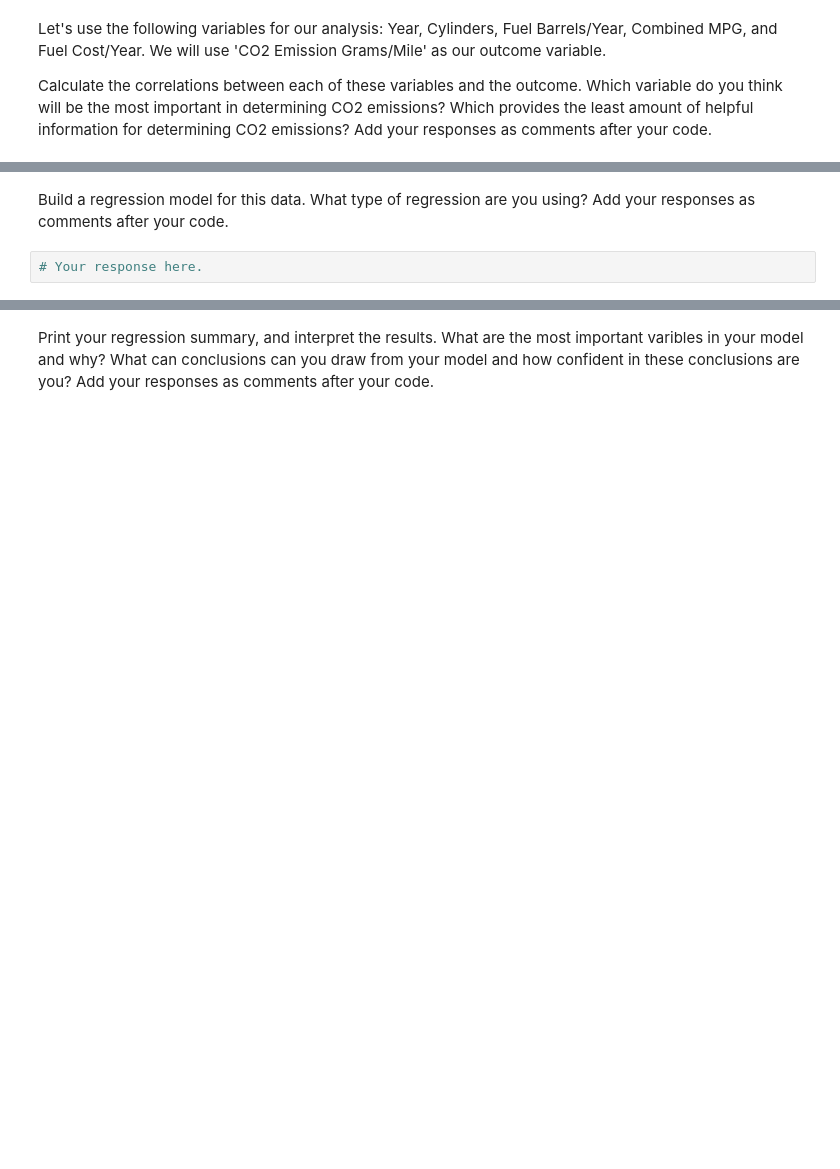
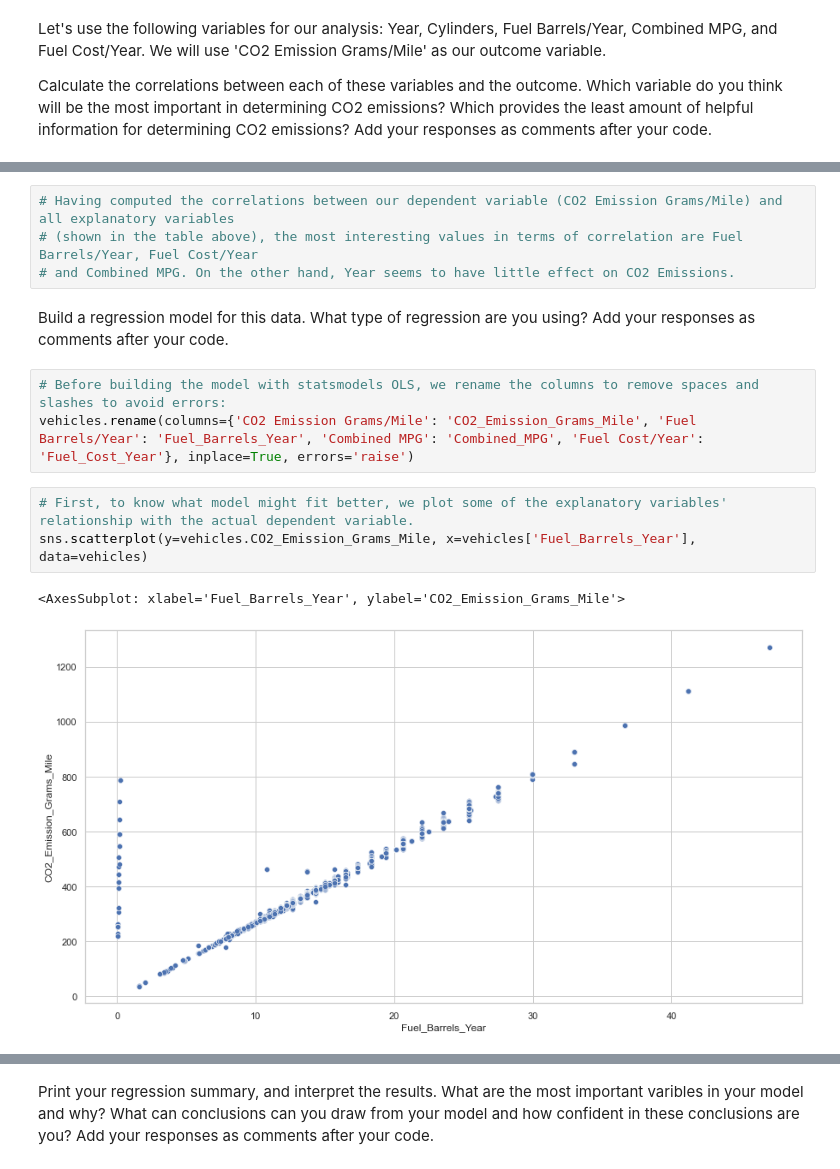
Before and after one commit to Ironhack-data-bcn-january-2023/lab-regression-analysis, a Jupyter notebook: your-code.ipynb, the cells around one changed output, grey strips where cells are left out. Cells and saved outputs as stored; diff of their text form; blank space fills up the shorter version.

```diff
--- a/your-code.ipynb
+++ b/your-code.ipynb
@@ -182,4 +183,15 @@ Calculate the correlations between each of these variables and the outcome. Whic
+# %%
+# Having computed the correlations between our dependent variable (CO2 Emission Grams/Mile) and all explanatory variables
+# (shown in the table above), the most interesting values in terms of correlation are Fuel Barrels/Year, Fuel Cost/Year
+# and Combined MPG. On the other hand, Year seems to have little effect on CO2 Emissions.
 # %% [markdown]
 Build a regression model for this data. What type of regression are you using? Add your responses as comments after your code.
-# %%
-# Your response here.
+# %%
+# Before building the model with statsmodels OLS, we rename the columns to remove spaces and slashes to avoid errors:
+vehicles.rename(columns={'CO2 Emission Grams/Mile': 'CO2_Emission_Grams_Mile', 'Fuel Barrels/Year': 'Fuel_Barrels_Year', 'Combined MPG': 'Combined_MPG', 'Fuel Cost/Year': 'Fuel_Cost_Year'}, inplace=True, errors='raise')
+# %%
+# First, to know what model might fit better, we plot some of the explanatory variables' relationship with the actual dependent variable.
+sns.scatterplot(y=vehicles.CO2_Emission_Grams_Mile, x=vehicles['Fuel_Barrels_Year'], data=vehicles)
+# %% [output]
+<AxesSubplot: xlabel='Fuel_Barrels_Year', ylabel='CO2_Emission_Grams_Mile'>
+[figure, added]
```
Also changed, not shown: parts of 8 cells of this notebook.
